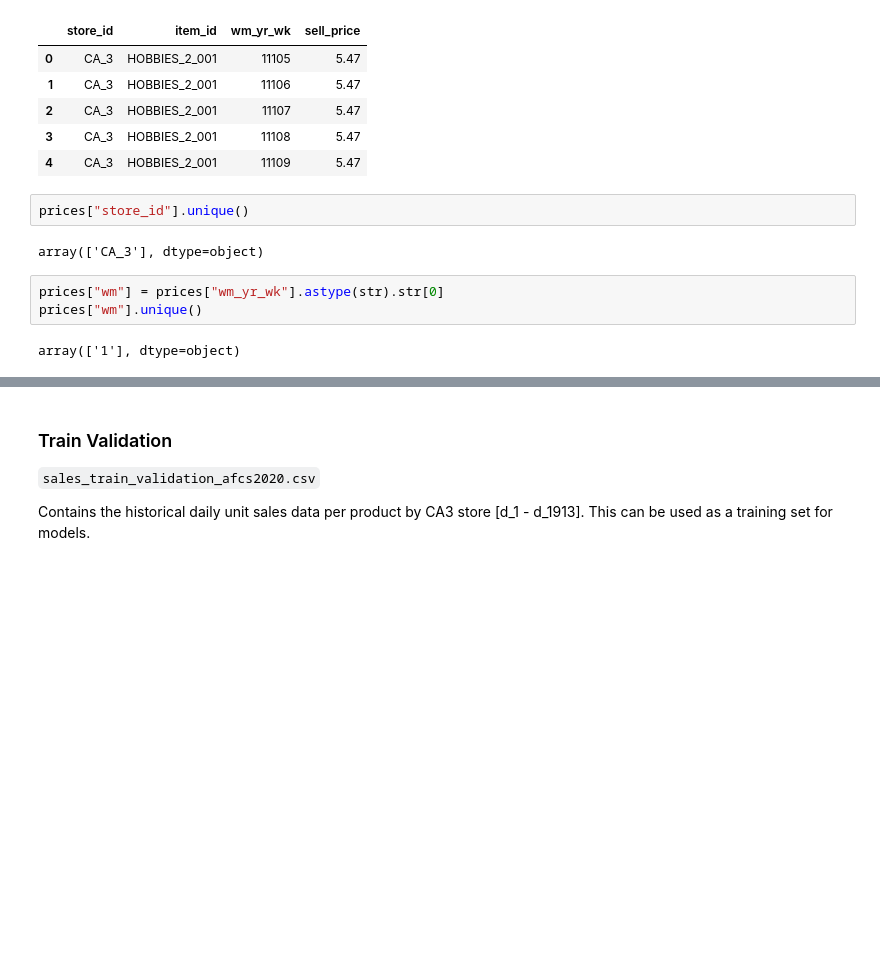
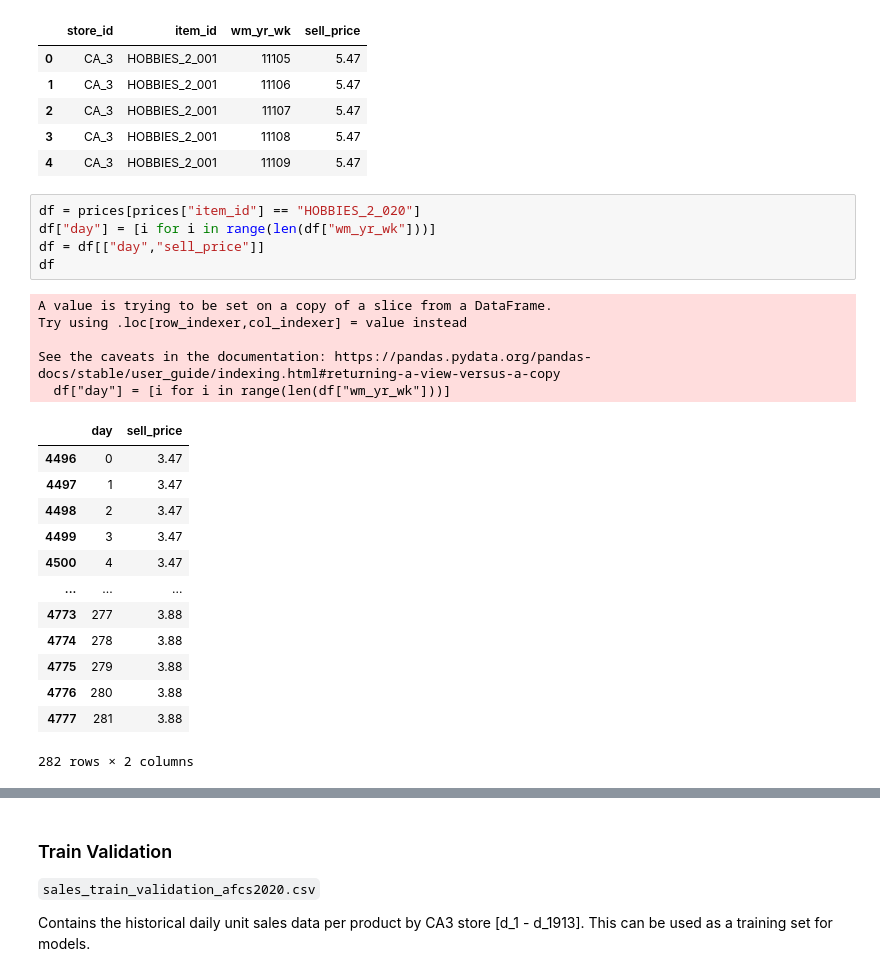
Before and after one commit to JopRijks/AFCS_team_9, a Jupyter notebook: eda.ipynb, the cells around one changed output, grey strips where cells are left out. Drawn from its saved outputs; the diff is of its cells as text; blank space fills up the shorter version.

```diff
--- a/eda.ipynb
+++ b/eda.ipynb
@@ -77,12 +104,27 @@ prices.head()
 | 2 | CA_3 | HOBBIES_2_001 | 11107 | 5.47 |
 | 3 | CA_3 | HOBBIES_2_001 | 11108 | 5.47 |
 | 4 | CA_3 | HOBBIES_2_001 | 11109 | 5.47 |
-# %%
-prices["store_id"].unique()
-# %% [output]
-array(['CA_3'], dtype=object)
-# %%
-prices["wm"] = prices["wm_yr_wk"].astype(str).str[0]
-prices["wm"].unique()
-# %% [output]
-array(['1'], dtype=object)
+# %%
+df = prices[prices["item_id"] == "HOBBIES_2_020"]
+df["day"] = [i for i in range(len(df["wm_yr_wk"]))]
+df = df[["day","sell_price"]]
+df
+# %% [output]
+A value is trying to be set on a copy of a slice from a DataFrame.
+Try using .loc[row_indexer,col_indexer] = value instead
+
+See the caveats in the documentation: https://pandas.pydata.org/pandas-docs/stable/user_guide/indexing.html#returning-a-view-versus-a-copy
+  df["day"] = [i for i in range(len(df["wm_yr_wk"]))]
+|  | day | sell_price |
+| 4496 | 0 | 3.47 |
+| 4497 | 1 | 3.47 |
+| 4498 | 2 | 3.47 |
+| 4499 | 3 | 3.47 |
+| 4500 | 4 | 3.47 |
+| ... | ... | ... |
+| 4773 | 277 | 3.88 |
+| 4774 | 278 | 3.88 |
+| 4775 | 279 | 3.88 |
+| 4776 | 280 | 3.88 |
+| 4777 | 281 | 3.88 |
+282 rows × 2 columns
```
Also changed, not shown: parts of 12 cells of this notebook, 1 other file.
